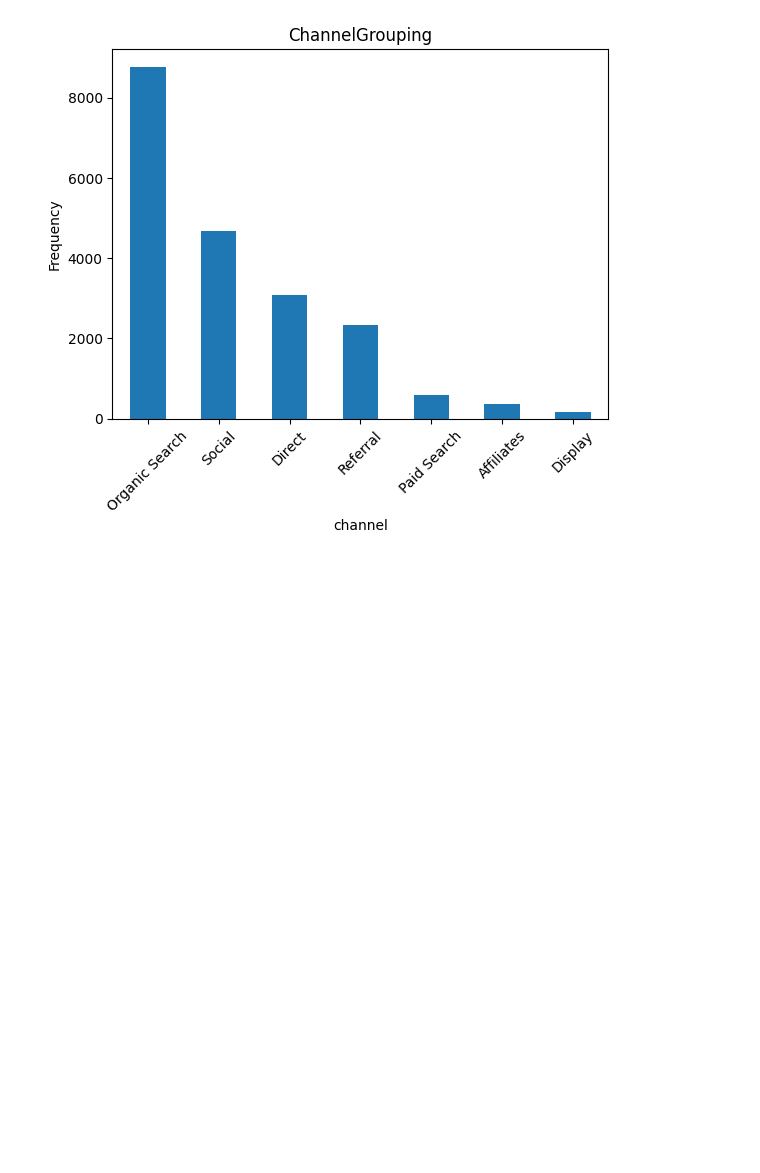
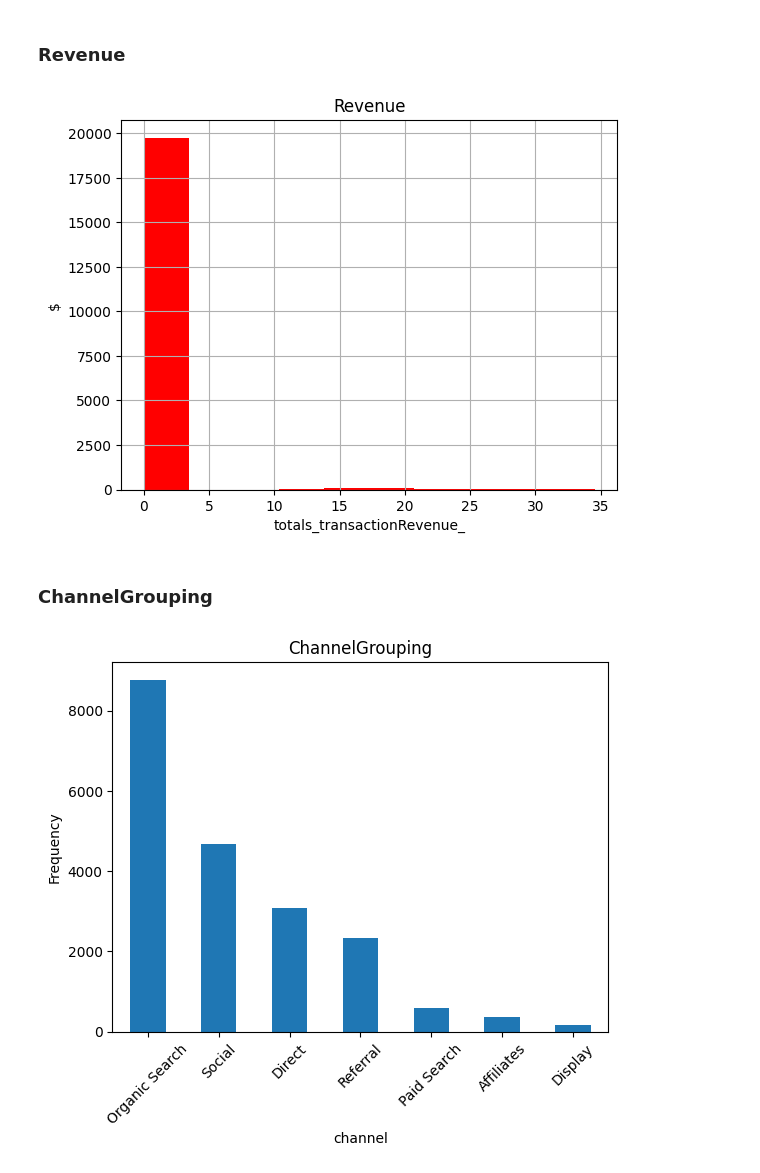
Before and after one commit to eju1019/ipark, a Jupyter notebook: projcet.ipynb, the cells around one changed output. Cells and saved outputs as stored; diff of their text form; code cells hidden in the pictures; blank space fills up the shorter version.

```diff
--- a/projcet.ipynb
+++ b/projcet.ipynb
@@ -29,4 +29,4 @@ def load_df(csv_path='train.csv', nrows=None) -> pd.DataFrame:
         df = df.drop(column, axis=1).merge(column_as_df, right_index=True, left_index=True)
     return df
 
-df_small = load_df(nrows=20000)
+df = load_df(nrows=20000)
@@ -53,12 +32,0 @@ memory usage: 3.2+ MB
-# %%
-def change_numeric(x:pd.DataFrame) :
-    '''
-        결측치를 처리하고 문자열-> int형으로 형변환하는 함수
-    '''
-    COLUMNS = ['totals_newVisits']
-    for columns in COLUMNS:
-        x[columns]=x[columns].notnull().astype(int)
-    return x
-
-df_small=change_numeric(df_small)
-df_small.totals_newVisits.unique()
@@ -67,3 +74,3 @@ array([1, 0])
 # %%
-df_small['visitStartTime']=pd.to_datetime(df_small['visitStartTime'],unit='s')
-df_small['visitStartTime']
+df['date'] =pd.to_datetime(df['date'])
+df['visitStartTime']=pd.to_datetime(df['visitStartTime'],unit='s')
@@ -123,0 +80,12 @@ memory usage: 8.1+ MB
+# %%
+def change_numeric(df:pd.DataFrame)-> pd.DataFrame :
+    '''
+        결측치를 처리하고 문자열-> int형으로 형변환하는 함수
+    '''
+    transform_int_columns = ['totals_hits','totals_pageviews','totals_bounces','totals_newVisits','totals_transactionRevenue']
+    df[transform_int_columns]=df[transform_int_columns].fillna(0)
+    df[transform_int_columns]= df[transform_int_columns].astype(int)
+    return df
+
+df=change_numeric(df)
+df.describe()
@@ -124 +107,19 @@ memory usage: 8.1+ MB
+# %% [markdown]
+### Revenue
+# %%
+totals_transactionRevenue_median = df[df['totals_transactionRevenue'] != 0]['totals_transactionRevenue'].median()
+
+df['totals_transactionRevenue'] = df['totals_transactionRevenue'].fillna(totals_transactionRevenue_median)
+
+df['totals_transactionRevenue']=np.power(df['totals_transactionRevenue'],1/6).round(2)
+
+df['totals_transactionRevenue'].hist(color='red')
+plt.xlabel('totals_transactionRevenue_')
+plt.ylabel('$')
+plt.title('Revenue')
+plt.show()
+# %% [output]
+[figure, added]
+# %% [markdown]
+### ChannelGrouping
 # %%
```
Also changed, not shown: parts of 27 cells of this notebook.
